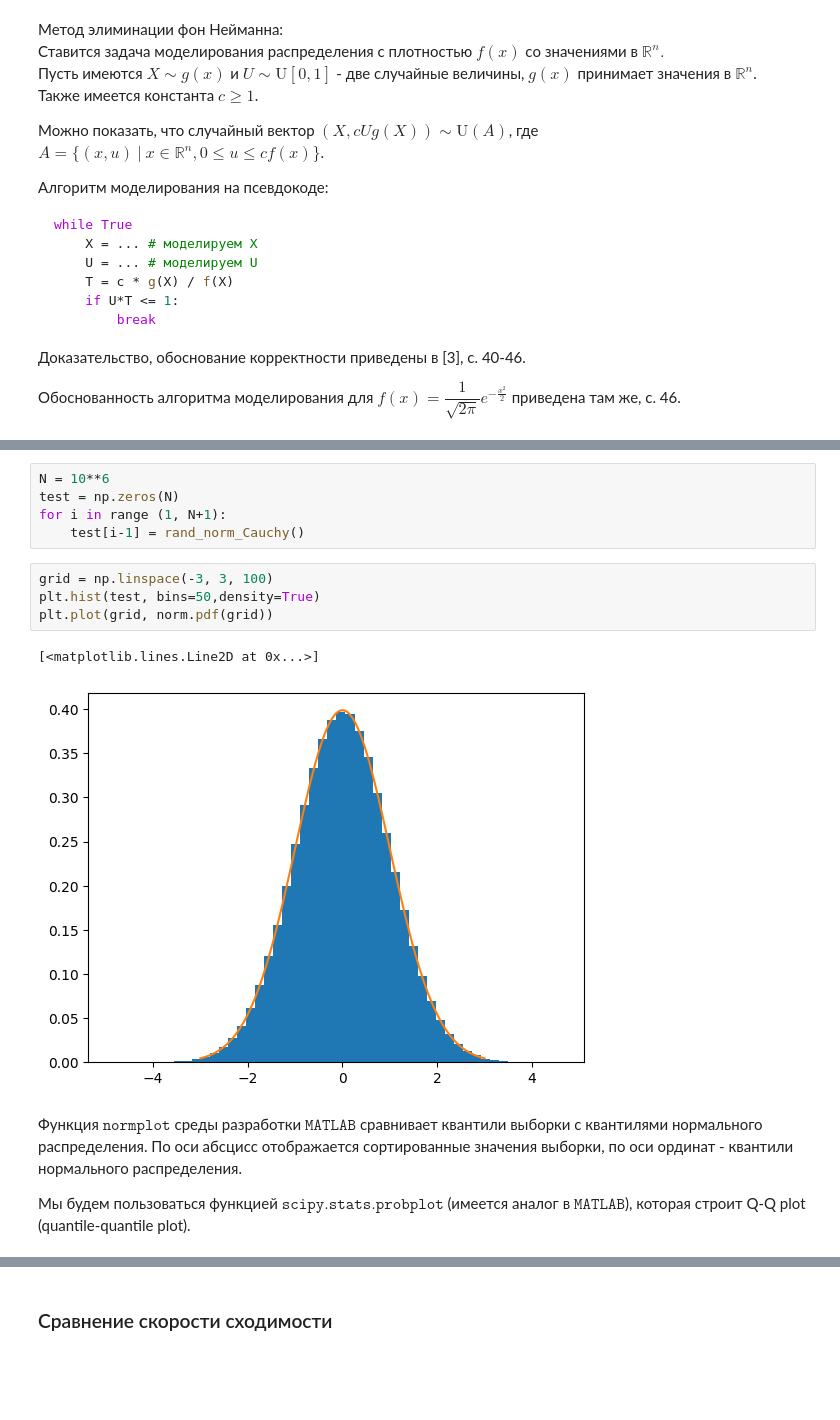
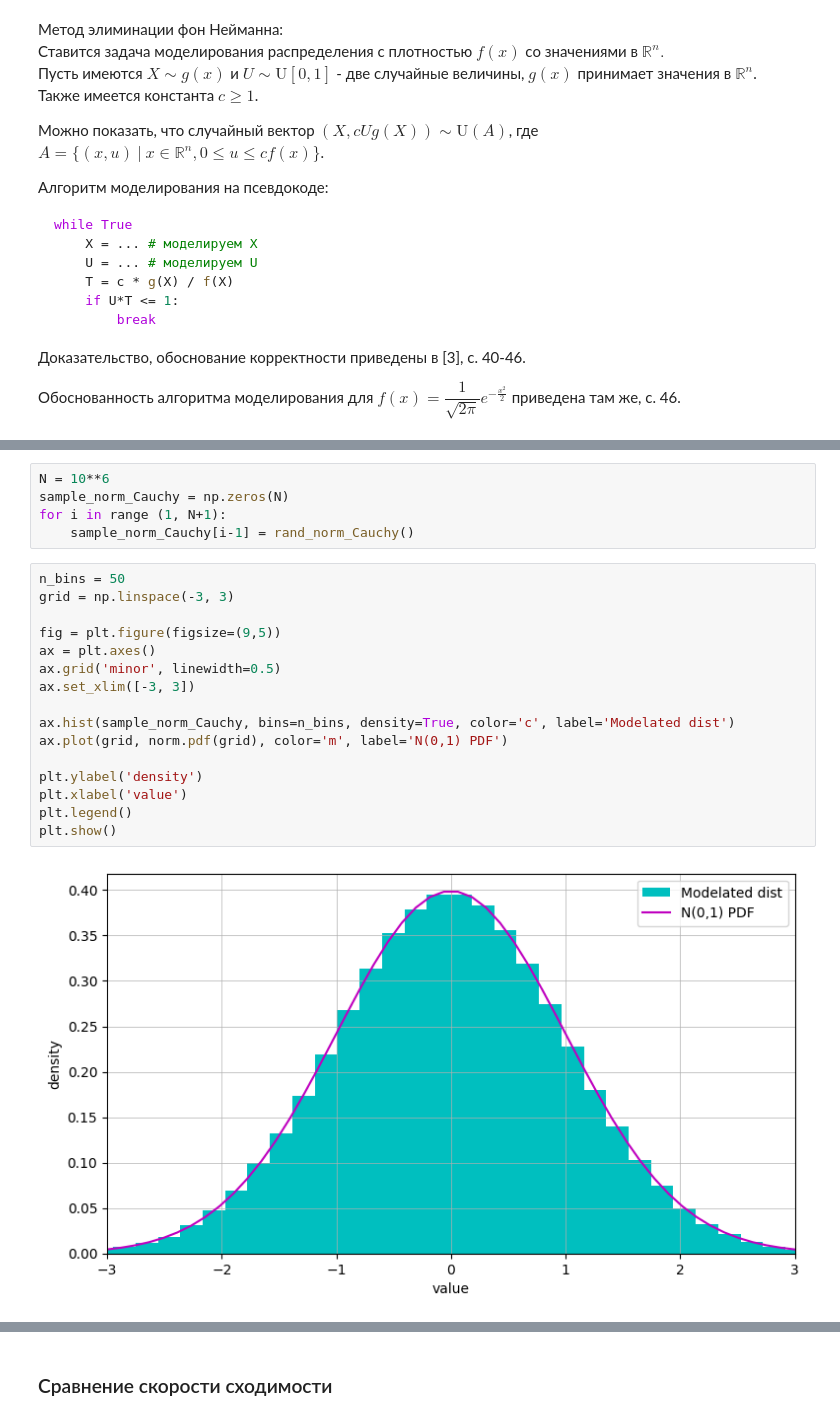
Before and after one commit to arinenn/stochastic_practicum, a Jupyter notebook: stochastic_practicum_first.ipynb, the cells around one changed output, grey strips where cells are left out. Saved outputs shown, nothing was run; the diff lists cells and outputs as text; blank space fills up the shorter version.

```diff
--- a/stochastic_practicum_first.ipynb
+++ b/stochastic_practicum_first.ipynb
@@ -1453,16 +1429,23 @@ IndexError: boolean index did not match indexed array along axis 0; size of axis
 # %%
 N = 10**6
-test = np.zeros(N)
+sample_norm_Cauchy = np.zeros(N)
 for i in range (1, N+1):
-    test[i-1] = rand_norm_Cauchy()
+    sample_norm_Cauchy[i-1] = rand_norm_Cauchy()
-# %%
-grid = np.linspace(-3, 3, 100)
-plt.hist(test, bins=50,density=True)
-plt.plot(grid, norm.pdf(grid))
-# %% [output]
-[<matplotlib.lines.Line2D at 0x...>]
-[figure, removed]
-# %% [markdown]
-Функция $\texttt{normplot}$ среды разработки $\texttt{MATLAB}$ сравнивает квантили выборки с квантилями нормального распределения. По оси абсцисс отображается сортированные значения выборки, по оси ординат - квантили нормального распределения.
-
-Мы будем пользоваться функцией $\texttt{scipy.stats.probplot}$ (имеется аналог в $\texttt{MATLAB}$), которая строит Q-Q plot (quantile-quantile plot).
+# %%
+n_bins = 50
+grid = np.linspace(-3, 3)
+
+fig = plt.figure(figsize=(9,5))
+ax = plt.axes()
+ax.grid('minor', linewidth=0.5)
+ax.set_xlim([-3, 3])
+
+ax.hist(sample_norm_Cauchy, bins=n_bins, density=True, color='c', label='Modelated dist')
+ax.plot(grid, norm.pdf(grid), color='m', label='N(0,1) PDF')
+
+plt.ylabel('density')
+plt.xlabel('value')
+plt.legend()
+plt.show()
+# %% [output]
+[figure, added]
```
Also changed, not shown: parts of 41 cells of this notebook.
